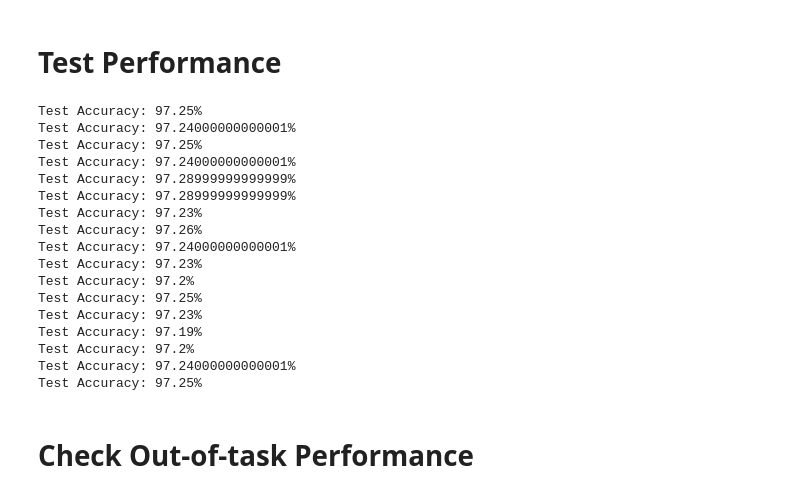
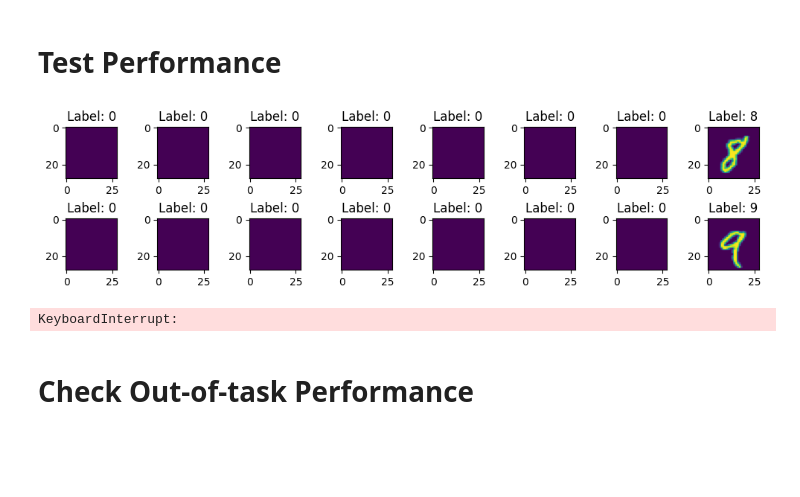
Before and after one commit to chanb/jaxl, a Jupyter notebook: scripts/icl_nc/icl_nc_check.ipynb, the cells around one changed output. Cells and saved outputs as stored; diff of their text form; code cells hidden in the pictures; blank space fills up the shorter version.

```diff
--- a/scripts/icl_nc/icl_nc_check.ipynb
+++ b/scripts/icl_nc/icl_nc_check.ipynb
@@ -111,3 +125,21 @@ Loading from ./data/icl-mnist-seq_len_17-30_tasks-test-fine_grain.pkl
+# %%
+context_inputs = inputs[idxes][:, 0]
+context_inputs = np.concatenate((
+    np.zeros((
+        config.learner_config.dataset_config.dataset_wrapper.kwargs.context_len - context_inputs.shape[0],
+        *context_inputs.shape[1:]
+    )),
+    context_inputs
+))
+
+context_outputs = np.eye(len(values))[values]
+context_outputs = np.concatenate((
+    np.zeros((
+        config.learner_config.dataset_config.dataset_wrapper.kwargs.context_len - context_outputs.shape[0],
+        *context_outputs.shape[1:]
+    )),
+    context_outputs
+))
 # %% [markdown]
 # Test Performance
 # %%
@@ -136,29 +168,31 @@ def compute_test_error(test_dataloader, context_inputs, context_outputs):
         errors.append(output_preds != labels)
     errors = np.concatenate(errors)
     return errors
-# %%
-for seq_len in range(sequence_length):
-    context_inputs, context_outputs, _, _ = train_dataset[seq_len]
-    errors = compute_test_error(test_dataloader, context_inputs, context_outputs)
-    print("Test Accuracy: {}%".format((1 - np.mean(errors)) * 100))
-# %% [output]
-Test Accuracy: 97.25%
-Test Accuracy: 97.24000000000001%
-Test Accuracy: 97.25%
-Test Accuracy: 97.24000000000001%
-Test Accuracy: 97.28999999999999%
-Test Accuracy: 97.28999999999999%
-Test Accuracy: 97.23%
-Test Accuracy: 97.26%
-Test Accuracy: 97.24000000000001%
-Test Accuracy: 97.23%
-Test Accuracy: 97.2%
-Test Accuracy: 97.25%
-Test Accuracy: 97.23%
-Test Accuracy: 97.19%
-Test Accuracy: 97.2%
-Test Accuracy: 97.24000000000001%
-Test Accuracy: 97.25%
+# %%
+nrows = 2
+ncols = sequence_length // 2
+for seq_len in range(1, len(values)):
+    curr_context_inputs = np.copy(context_inputs)
+    curr_context_outputs = np.copy(context_outputs)
+    curr_context_inputs[:-seq_len] = 0
+    curr_context_outputs[:-seq_len] = 0
+    fig, axes = plt.subplots(
+        nrows,
+        ncols,
+        figsize=set_size(doc_width_pt, 0.95, (nrows, ncols), False),
+        layout="constrained",
+    )
+
+    for idx, img in enumerate(curr_context_inputs):
+        axes[idx % 2, idx // 2].imshow(img)
+        axes[idx % 2, idx // 2].set_title("Label: {}".format(np.argmax(curr_context_outputs[idx])))
+    plt.show()
+
+    errors = compute_test_error(test_dataloader, curr_context_inputs, curr_context_outputs)
+    print("Test Accuracy: {}%".format((1 - np.mean(errors)) * 100))
+# %% [output]
+[figure, added]
+KeyboardInterrupt:
 # %% [markdown]
 # Check Out-of-task Performance
 # %%
```
Also changed, not shown: parts of 5 cells of this notebook.
